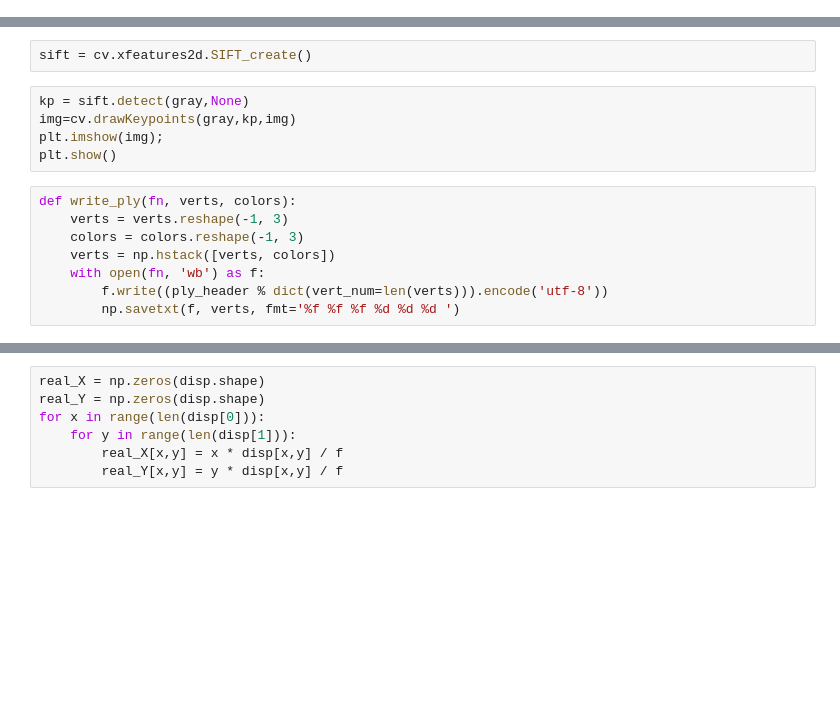
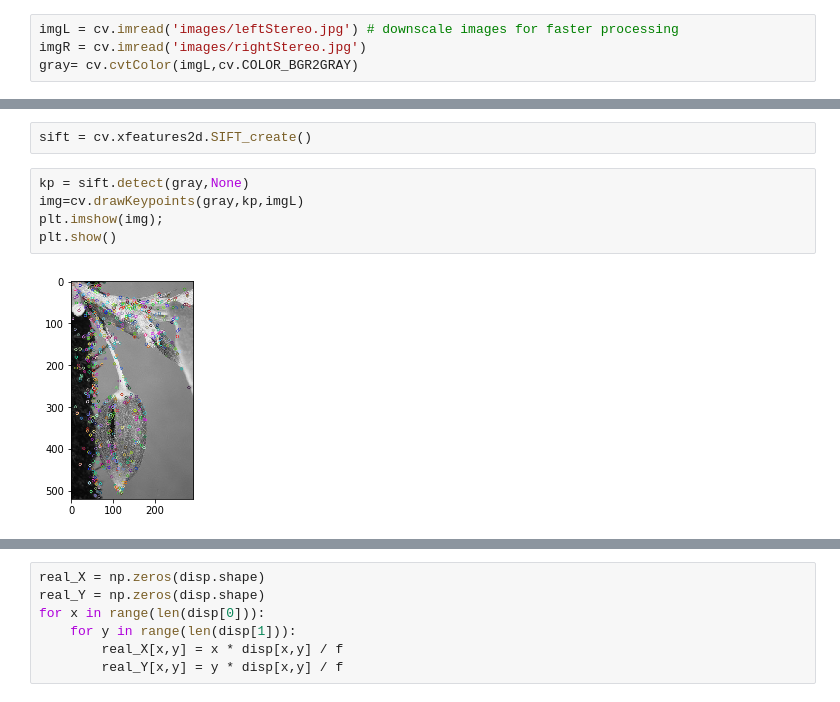
Before and after one commit to RyanPargeter/Autonomous-Vehicle, a Jupyter notebook: Landmark_Extraction.ipynb, the cells around one changed output, grey strips where cells are left out. Cells and saved outputs as stored; diff of their text form; blank space fills up the shorter version.

```diff
--- a/Landmark_Extraction.ipynb
+++ b/Landmark_Extraction.ipynb
@@ -21,0 +7,4 @@ gray= cv.cvtColor(img,cv.COLOR_BGR2GRAY)
+# %%
+imgL = cv.imread('images/leftStereo.jpg') # downscale images for faster processing
+imgR = cv.imread('images/rightStereo.jpg')
+gray= cv.cvtColor(imgL,cv.COLOR_BGR2GRAY)
@@ -23,14 +20,8 @@ gray= cv.cvtColor(img,cv.COLOR_BGR2GRAY)
 sift = cv.xfeatures2d.SIFT_create()
 # %%
 kp = sift.detect(gray,None)
-img=cv.drawKeypoints(gray,kp,img)
+img=cv.drawKeypoints(gray,kp,imgL)
 plt.imshow(img);
 plt.show()
+# %% [output]
+[figure, added]
-# %%
-def write_ply(fn, verts, colors):
-    verts = verts.reshape(-1, 3)
-    colors = colors.reshape(-1, 3)
-    verts = np.hstack([verts, colors])
-    with open(fn, 'wb') as f:
-        f.write((ply_header % dict(vert_num=len(verts))).encode('utf-8'))
-        np.savetxt(f, verts, fmt='%f %f %f %d %d %d ')
```
Also changed, not shown: parts of 9 cells of this notebook, 3 other files.
